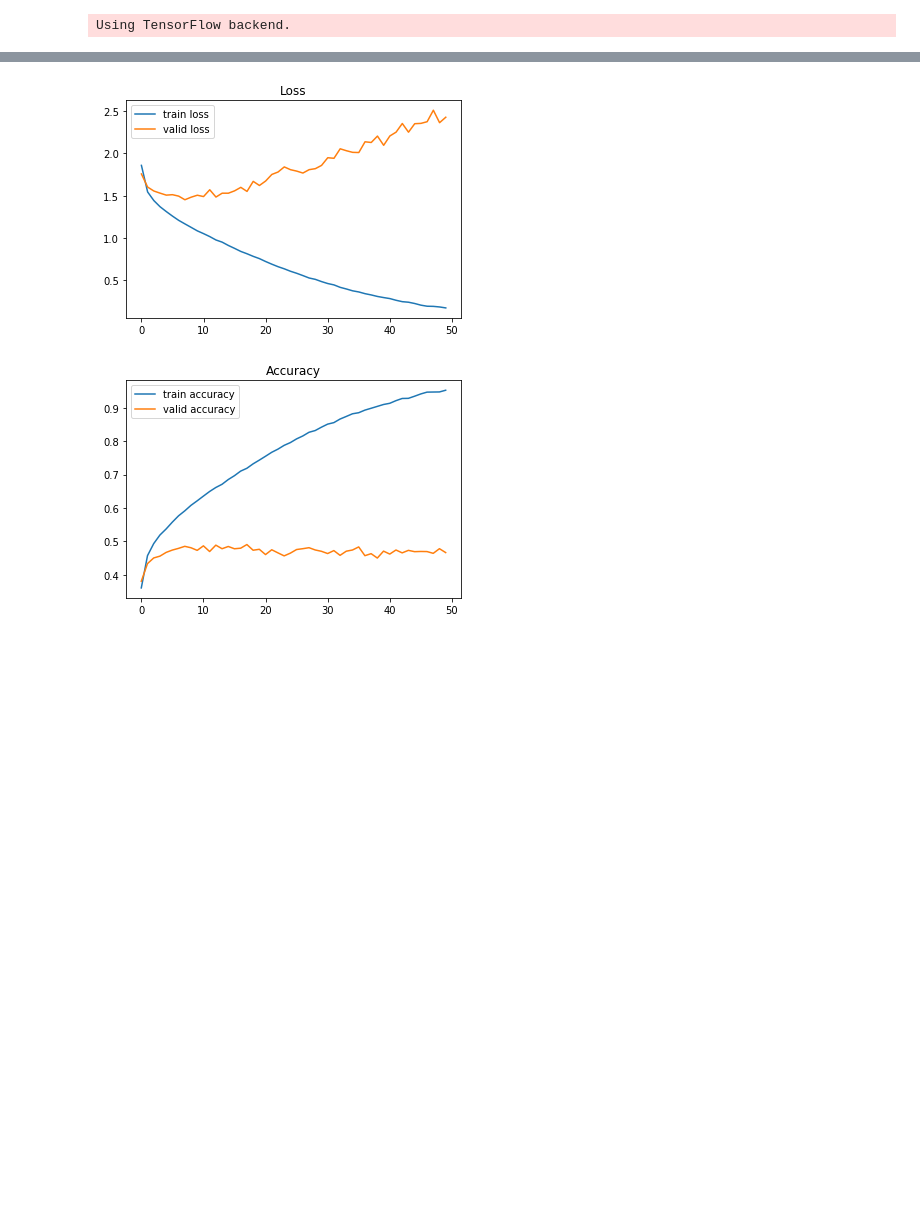
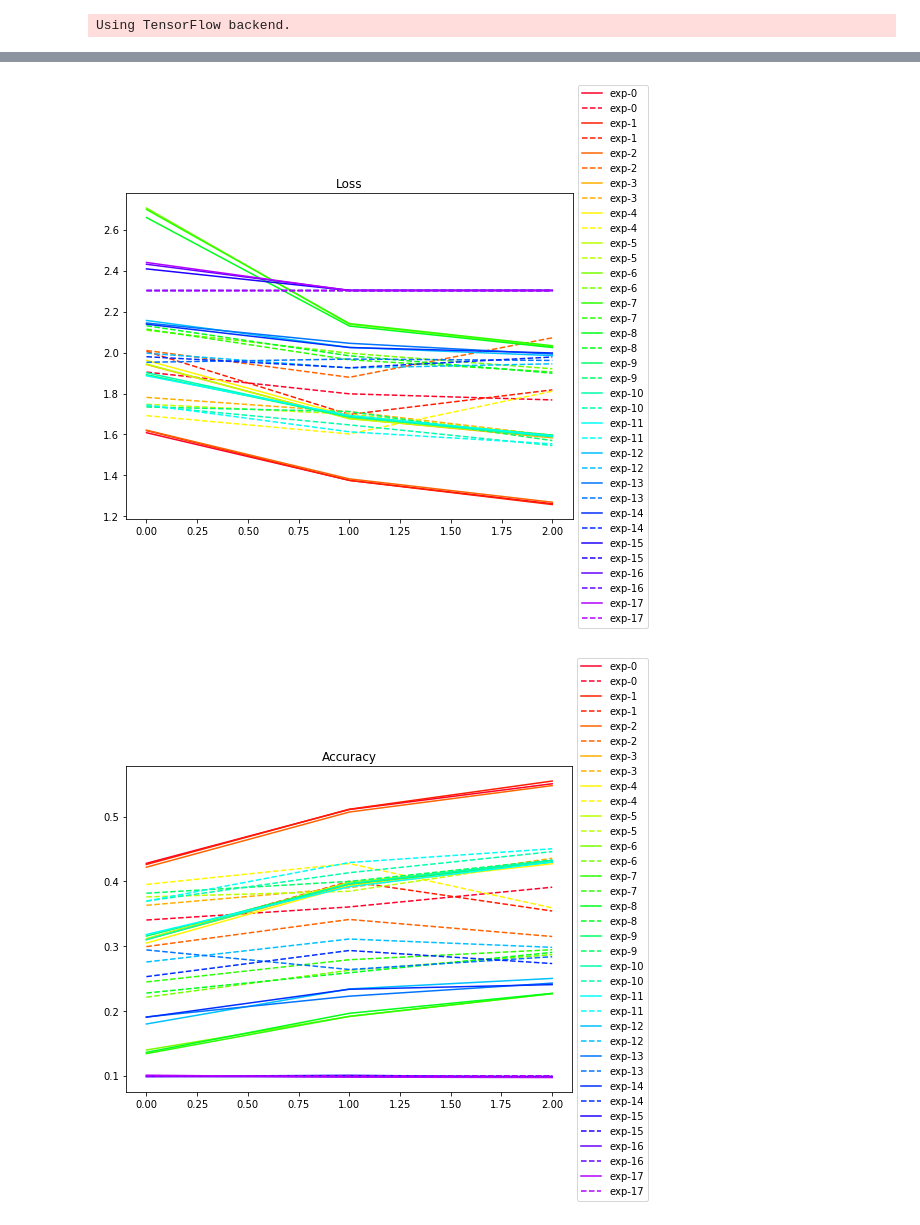
Before and after one commit to HRTseng/100Day-ML-Marathon, a Jupyter notebook: Day_084_HW.ipynb, the cells around one changed output, grey strips where cells are left out. Cells and saved outputs as stored; diff of their text form; code cells hidden in the pictures; blank space fills up the shorter version.

```diff
--- a/Day_084_HW.ipynb
+++ b/Day_084_HW.ipynb
@@ -72 +71,16 @@ L2_EXP = [1e-2, 1e-4, 1e-8, 1e-12]
+# %%
+## 超參數設定
+"""
+Set your hyper-parameters
+"""
+LEARNING_RATE = 1e-3
+EPOCHS = 3
+BATCH_SIZE = 128
+
+"""
+建立實驗組合
+"""
+USE_BN = [True, False]
+DRP_RATIO = [0., 0.4, 0.8]
+L2_RATIO = [0., 1e-6, 1e-8]
 # %%
@@ -123,18 +208,33 @@ Epoch 50/50
-# %%
-import matplotlib.pyplot as plt
-%matplotlib inline
-
-plt.plot(range(len(train_loss)), train_loss, label="train loss")
-plt.plot(range(len(valid_loss)), valid_loss, label="valid loss")
-plt.legend()
-plt.title("Loss")
-plt.show()
-
-plt.plot(range(len(train_acc)), train_acc, label="train accuracy")
-plt.plot(range(len(valid_acc)), valid_acc, label="valid accuracy")
-plt.legend()
-plt.title("Accuracy")
-plt.show()
-# %% [output]
-[figure, removed]
-[figure, removed]
+# %%
+"""
+Plot results
+"""
+import matplotlib.pyplot as plt
+import matplotlib.cm as mplcm
+import matplotlib.colors as colors
+%matplotlib inline
+NUM_COLORS = 20
+
+cm = plt.get_cmap('gist_rainbow')
+cNorm  = colors.Normalize(vmin=0, vmax=NUM_COLORS-1)
+scalarMap = mplcm.ScalarMappable(norm=cNorm, cmap=cm)
+color_bar = [scalarMap.to_rgba(i) for i in range(NUM_COLORS)]
+
+plt.figure(figsize=(8,6))
+for i, cond in enumerate(results.keys()):
+    plt.plot(range(len(results[cond]['train-loss'])),results[cond]['train-loss'], '-', label=cond, color=color_bar[i])
+    plt.plot(range(len(results[cond]['valid-loss'])),results[cond]['valid-loss'], '--', label=cond, color=color_bar[i])
+plt.title("Loss")
+plt.legend(loc='center left', bbox_to_anchor=(1, 0.5))
+plt.show()
+
+plt.figure(figsize=(8,6))
+for i, cond in enumerate(results.keys()):
+    plt.plot(range(len(results[cond]['train-acc'])),results[cond]['train-acc'], '-', label=cond, color=color_bar[i])
+    plt.plot(range(len(results[cond]['valid-acc'])),results[cond]['valid-acc'], '--', label=cond, color=color_bar[i])
+plt.title("Accuracy")
+plt.legend(loc='center left', bbox_to_anchor=(1, 0.5))
+plt.show()
+# %% [output]
+[figure, added]
+[figure, added]
```
Also changed, not shown: parts of 4 cells of this notebook.
